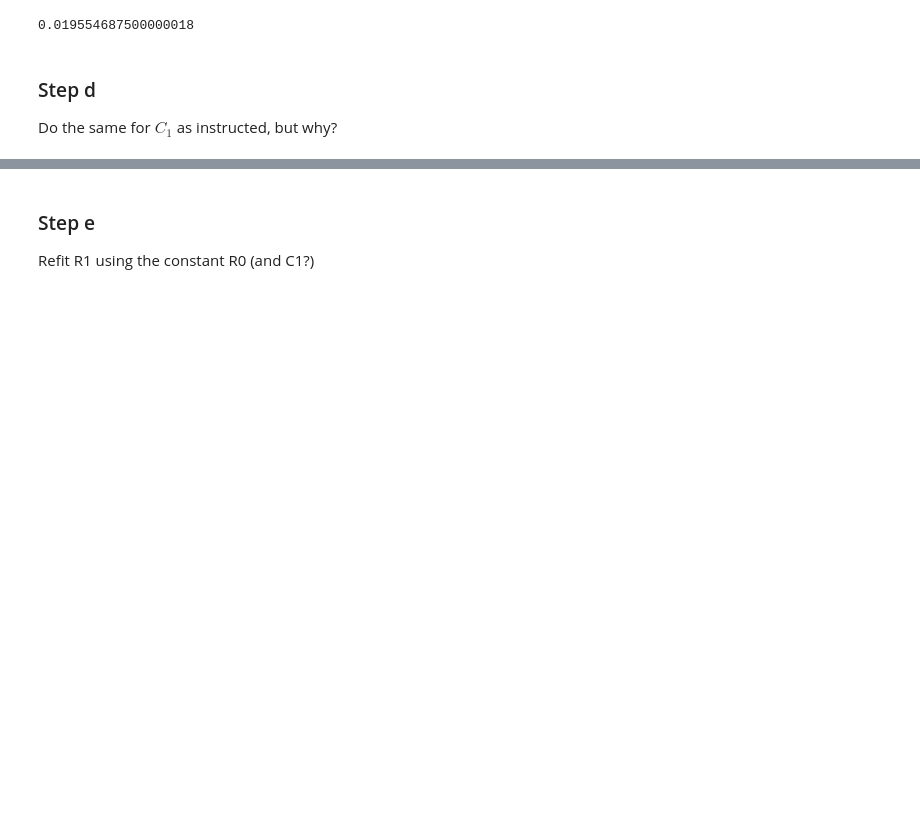
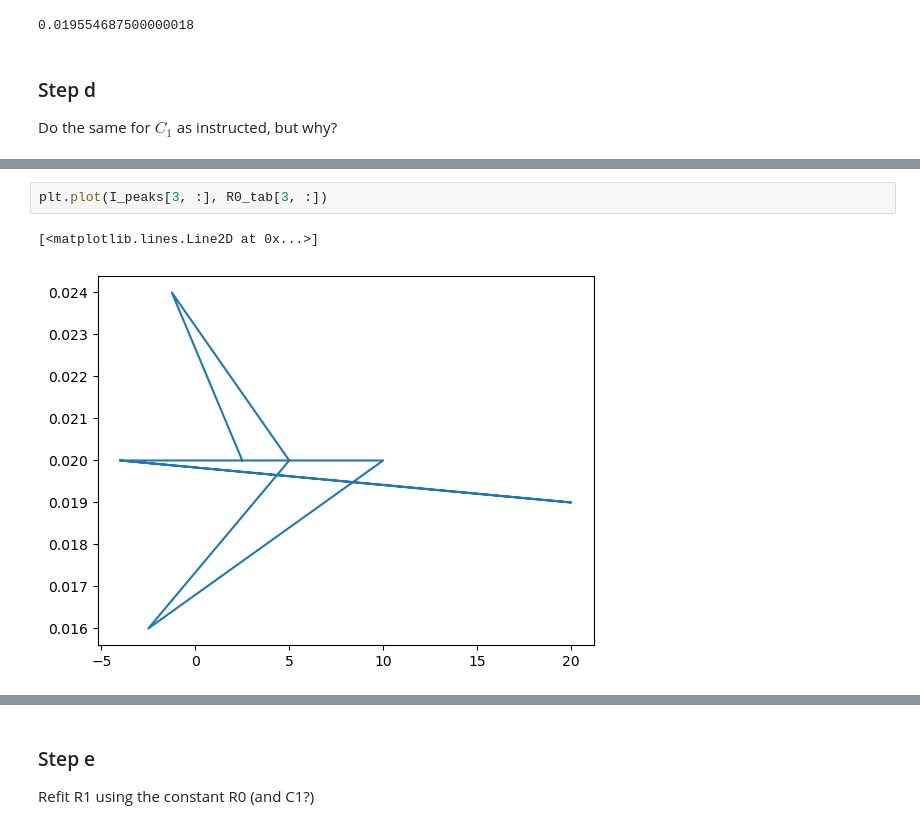
Before and after one commit to sunfanyi/modelling-of-lithium-ion-batteries, a Jupyter notebook: part_2a.ipynb, the cells around one changed output, grey strips where cells are left out. Drawn from its saved outputs; the diff is of its cells as text; blank space fills up the shorter version.

```diff
--- a/part_2a.ipynb
+++ b/part_2a.ipynb
@@ -280,0 +181,5 @@ C1_const
+# %%
+plt.plot(I_peaks[3, :], R0_tab[3, :])
+# %% [output]
+[<matplotlib.lines.Line2D at 0x...>]
+[figure, added]
```
Also changed, not shown: parts of 22 cells of this notebook, 9 other files.
